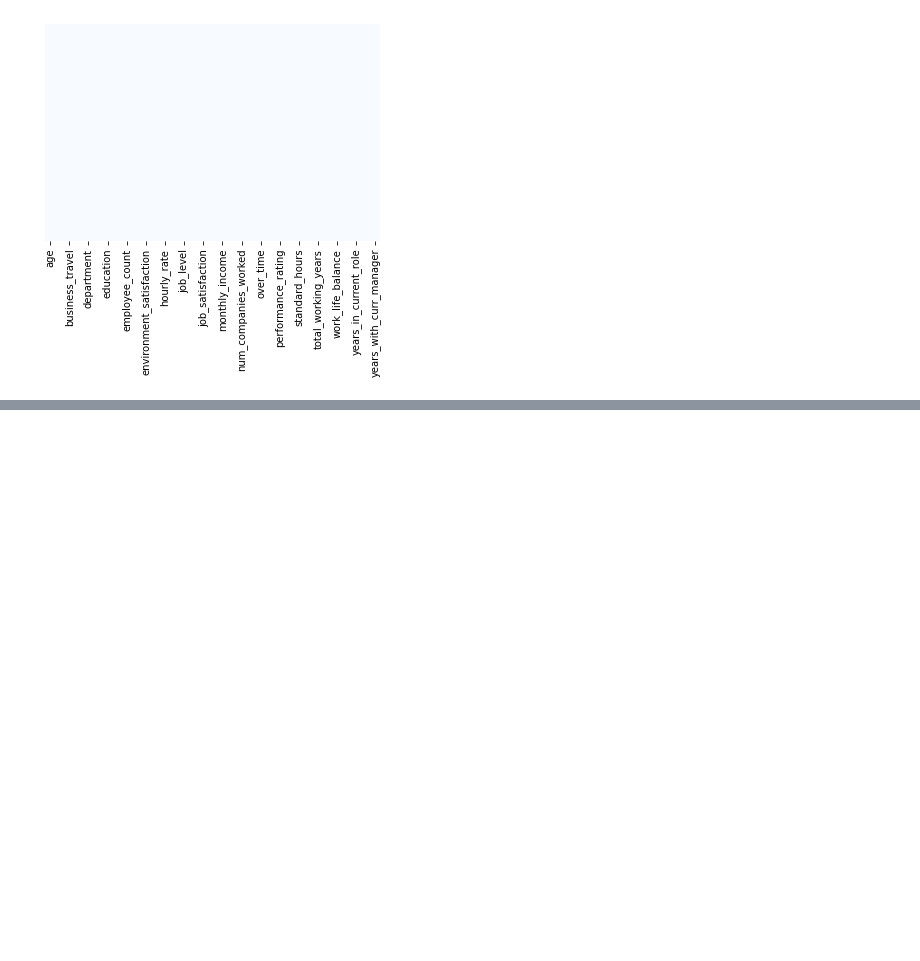
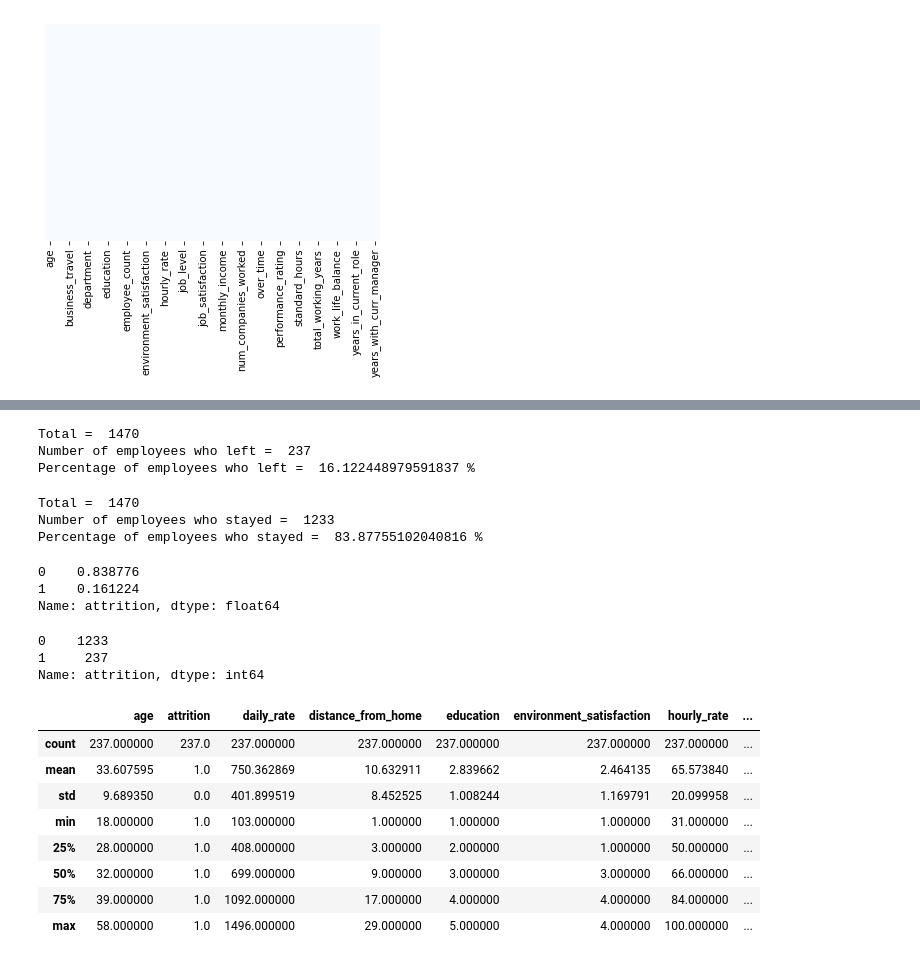
Before and after one commit to JulesMorris/DS-Projects, a Jupyter notebook: Human_Resources_Project/Final.ipynb, the cells around one changed output, grey strips where cells are left out. Drawn from its saved outputs; the diff is of its cells as text; code cells hidden in the pictures; blank space fills up the shorter version.

```diff
--- a/Human_Resources_Project/Final.ipynb
+++ b/Human_Resources_Project/Final.ipynb
@@ -204,0 +205,46 @@ df.head()
+# %%
+#create separate df's to determine which employees left and which employees stayed
+left_df = df[df['attrition'] == 1]
+stayed_df = df[df['attrition'] == 0]
+# %%
+print('Total = ', len(df))
+print('Number of employees who left = ', len(left_df))
+print('Percentage of employees who left = ', 1.*len(left_df)/len(df) * 100, '%')
+# %% [output]
+Total =  1470
+Number of employees who left =  237
+Percentage of employees who left =  16.122448979591837 %
+# %%
+print('Total = ', len(df))
+print('Number of employees who stayed = ', len(stayed_df))
+print('Percentage of employees who stayed = ', 1.*len(stayed_df)/len(df) * 100, '%')
+# %% [output]
+Total =  1470
+Number of employees who stayed =  1233
+Percentage of employees who stayed =  83.87755102040816 %
+# %%
+#better way
+
+df.attrition.value_counts(normalize = True)
+# %% [output]
+0    0.838776
+1    0.161224
+Name: attrition, dtype: float64
+# %%
+df.attrition.value_counts()
+# %% [output]
+0    1233
+1     237
+Name: attrition, dtype: int64
+# %%
+left_df.describe()
+# %% [output]
+|  | age | attrition | daily_rate | distance_from_home | education | environment_satisfaction | hourly_rate | ... |
+| count | 237.000000 | 237.0 | 237.000000 | 237.000000 | 237.000000 | 237.000000 | 237.000000 | ... |
+| mean | 33.607595 | 1.0 | 750.362869 | 10.632911 | 2.839662 | 2.464135 | 65.573840 | ... |
+| std | 9.689350 | 0.0 | 401.899519 | 8.452525 | 1.008244 | 1.169791 | 20.099958 | ... |
+| min | 18.000000 | 1.0 | 103.000000 | 1.000000 | 1.000000 | 1.000000 | 31.000000 | ... |
+| 25% | 28.000000 | 1.0 | 408.000000 | 3.000000 | 2.000000 | 1.000000 | 50.000000 | ... |
+| 50% | 32.000000 | 1.0 | 699.000000 | 9.000000 | 3.000000 | 3.000000 | 66.000000 | ... |
+| 75% | 39.000000 | 1.0 | 1092.000000 | 17.000000 | 4.000000 | 4.000000 | 84.000000 | ... |
+| max | 58.000000 | 1.0 | 1496.000000 | 29.000000 | 5.000000 | 4.000000 | 100.000000 | ... |
```
Also changed, not shown: parts of 19 cells of this notebook.
